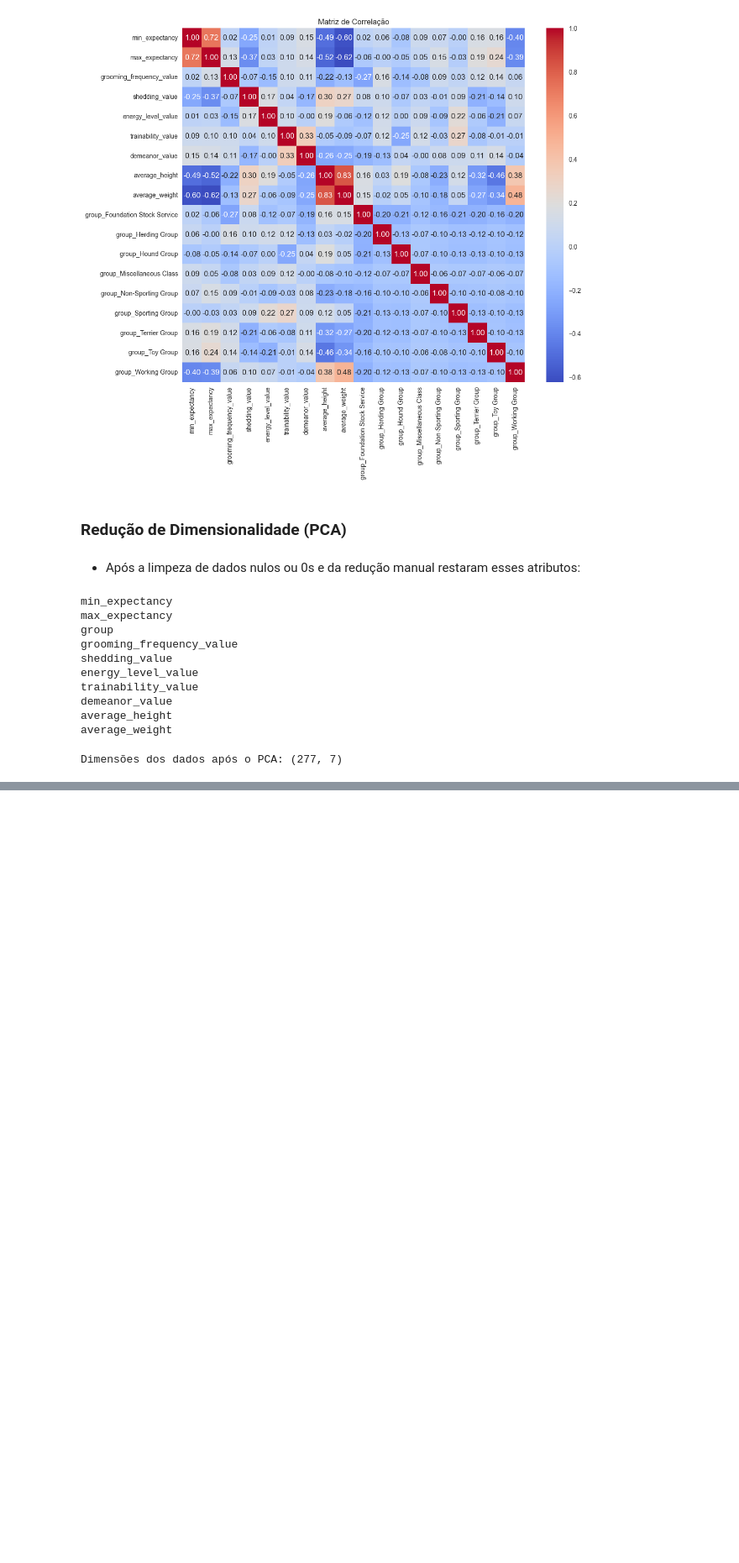
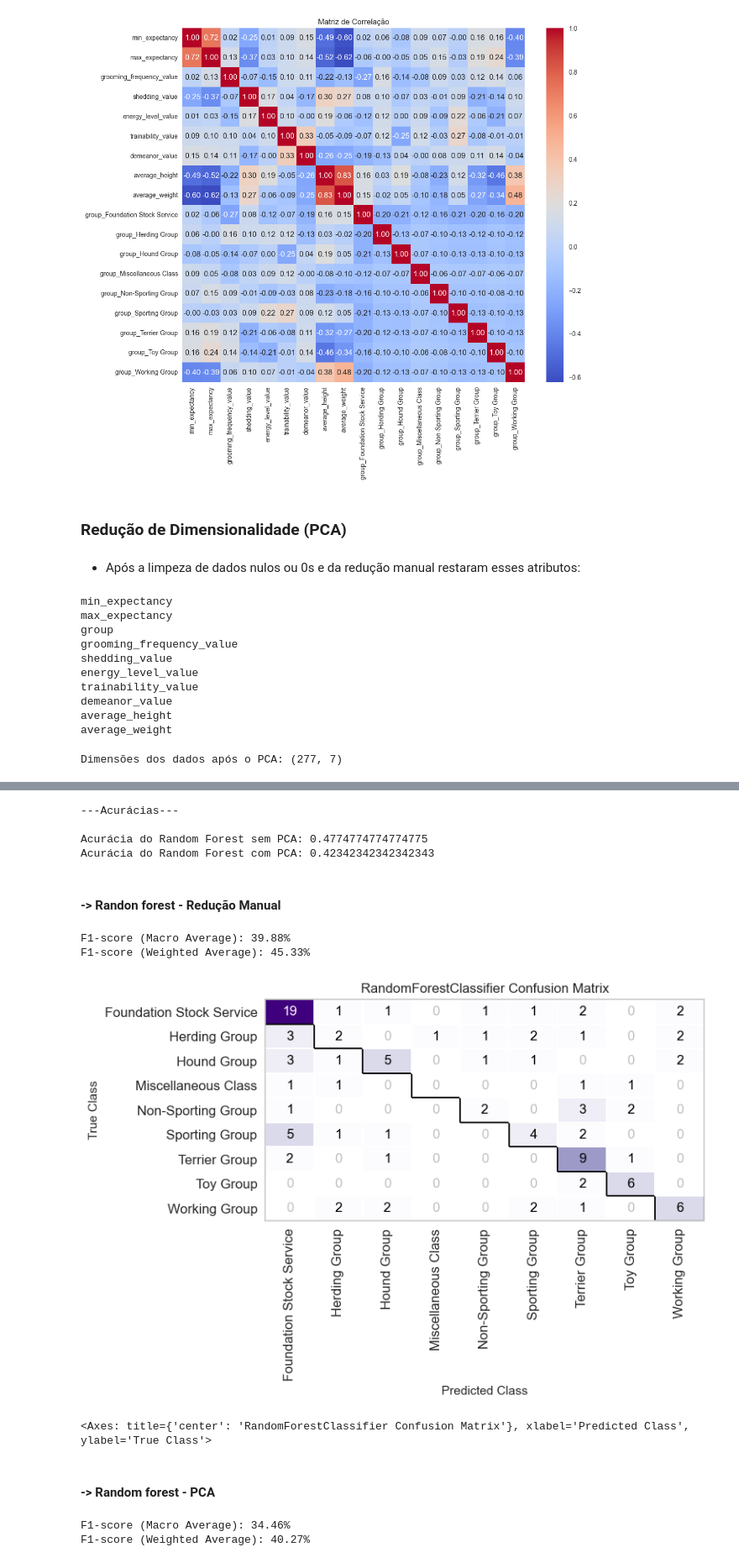
Before and after one commit to anacsantos0/Prova_IA-, a Jupyter notebook: teste.ipynb, the cells around one changed output, grey strips where cells are left out. Shown at 84% size. Saved outputs shown, nothing was run; the diff lists cells and outputs as text; code cells hidden in the pictures; blank space fills up the shorter version.

```diff
--- a/teste.ipynb
+++ b/teste.ipynb
@@ -577,11 +598,5 @@ trainability_value
 demeanor_value
 average_height
 average_weight
-# %%
-# Atributos
-features = base_akc.drop('group', axis= 1).values
-
-# Rótulos
-target = base_akc.iloc[:, 4]
 # %%
 # Cópia dos atributos antes da agregação para usar no PCA
@@ -649,6 +659,6 @@ features_pca = pca.transform(features_scaled)
 # %%
 # Dividi os dados em conjuntos de treinamento e teste usando a base com agregação manual
-features_train, features_test, target_train, target_test = train_test_split(features, target, test_size = 0.2, random_state = SEED, stratify = target )
+features_train, features_test, target_train, target_test = train_test_split(features, target, test_size = 0.4, random_state = SEED, stratify = target )
 
 # Dividi os dados em conjuntos de treinamento e teste usando a base com PCA
-features_train_pca, features_test_pca, target_train_pca, target_test_pca = train_test_split(features_pca, target, test_size = 0.2, random_state = SEED, stratify = target)
+features_train_pca, features_test_pca, target_train_pca, target_test_pca = train_test_split(features_pca, target, test_size = 0.4, random_state = SEED, stratify = target)
@@ -896,0 +684,61 @@ plt.show()
+# %%
+from sklearn.metrics import accuracy_score
+
+print('---Acurácias---\n')
+
+# Calcula a acurácia para o classificador Random Forest sem PCA
+accuracy = accuracy_score(target_test, target_pred)
+print("Acurácia do Random Forest sem PCA:", accuracy)
+
+# Calcula a acurácia para o classificador Random Forest com PCA
+accuracy_pca = accuracy_score(target_test_pca, target_pred_pca)
+print("Acurácia do Random Forest com PCA:", accuracy_pca)
+# %% [output]
+---Acurácias---
+
+Acurácia do Random Forest sem PCA: 0.4774774774774775
+Acurácia do Random Forest com PCA: 0.42342342342342343
+# %% [markdown]
+#### -> Randon forest - Redução Manual
+# %%
+from sklearn.metrics import f1_score
+
+# Avaliação da precisão do modelo treinado com a base de agregação manual utilizando F1-score
+# Trata todas as classes igualmente.
+f1_macro = f1_score(target_test, target_pred, average='macro') * 100
+print("F1-score (Macro Average): {:.2f}%".format(f1_macro))
+
+## Dá mais importância às classes com mais exemplos.
+f1_weighted = f1_score(target_test, target_pred, average='weighted') * 100
+print("F1-score (Weighted Average): {:.2f}%".format(f1_weighted))
+# %% [output]
+F1-score (Macro Average): 39.88%
+F1-score (Weighted Average): 45.33%
+# %%
+from yellowbrick.classifier import ConfusionMatrix
+
+# Criar o visualizador da matriz de confusão
+cm = ConfusionMatrix(random_forest, cmap='Purples')
+
+# Ajustar os dados de treinamento ao visualizador
+cm.fit(features_train, target_train)
+
+# Avaliar o modelo nos dados de teste
+cm.score(features_test, target_test)
+cm.show()
+# %% [output]
+[figure, added]
+<Axes: title={'center': 'RandomForestClassifier Confusion Matrix'}, xlabel='Predicted Class', ylabel='True Class'>
+# %% [markdown]
+#### -> Random forest - PCA
+# %%
+# Trata todas as classes igualmente.
+f1_macro = f1_score(target_test_pca, target_pred_pca, average='macro') * 100
+print("F1-score (Macro Average): {:.2f}%".format(f1_macro))
+
+## Dá mais importância às classes com mais exemplos.
+f1_weighted = f1_score(target_test_pca, target_pred_pca, average='weighted') * 100
+print("F1-score (Weighted Average): {:.2f}%".format(f1_weighted))
+# %% [output]
+F1-score (Macro Average): 34.46%
+F1-score (Weighted Average): 40.27%
```
Also changed, not shown: parts of 77 cells of this notebook, 1 other file.
